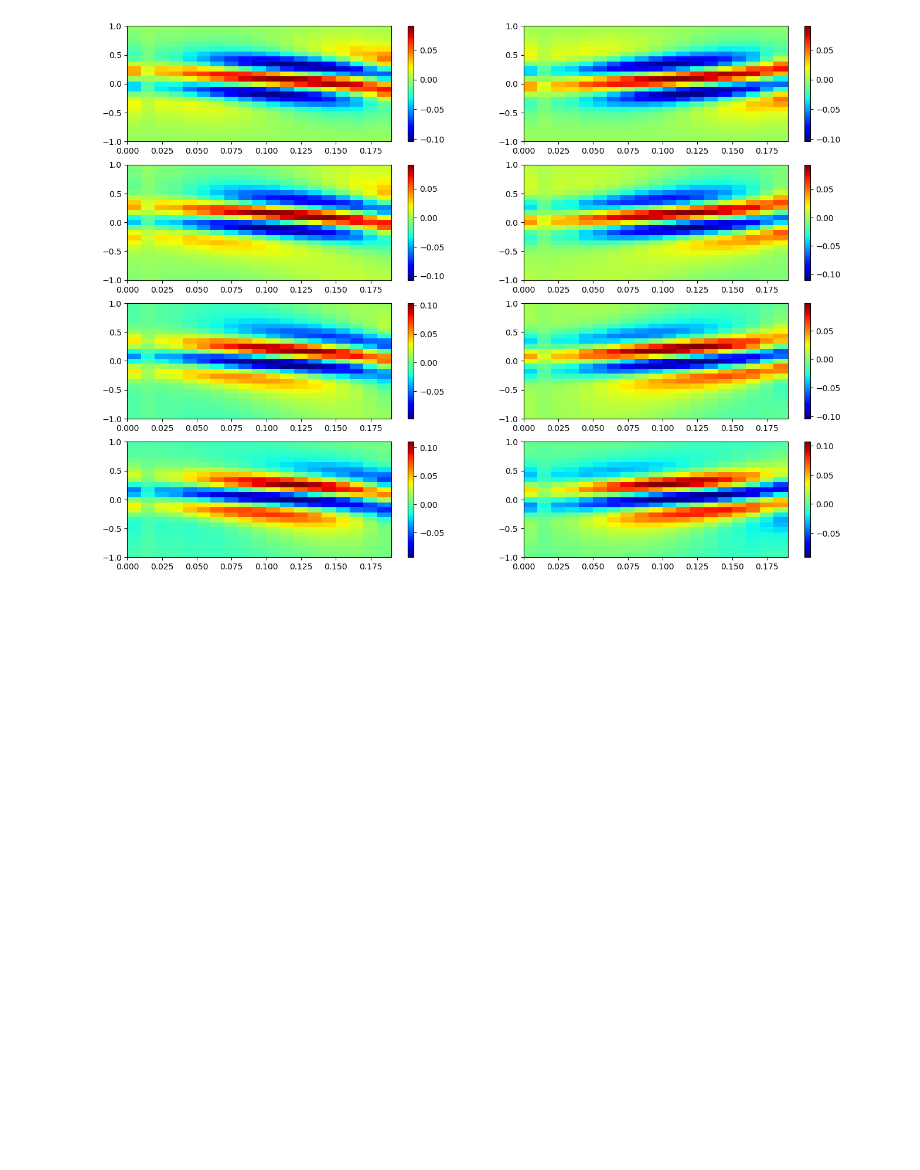
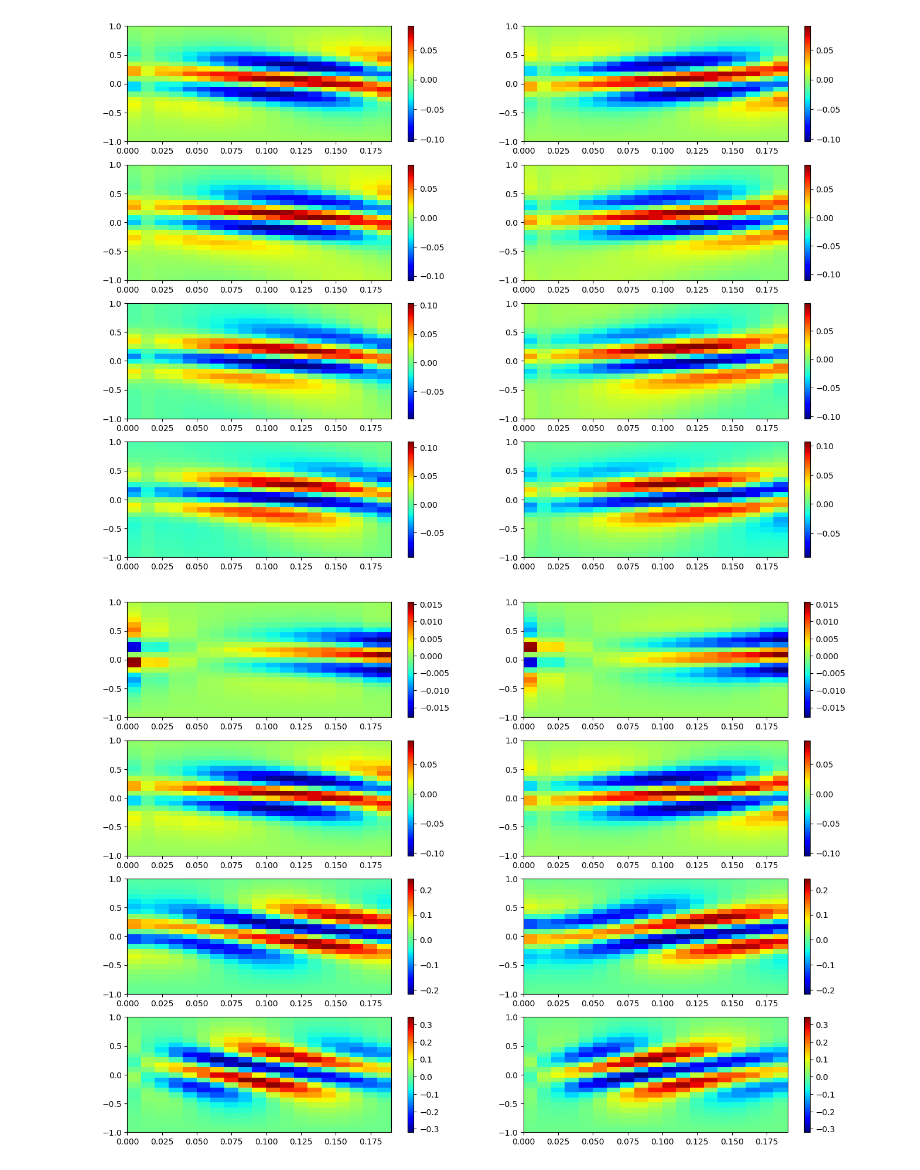
Before and after one commit to raymondxyy/pyaudlib, a Jupyter notebook: egs/dsp/Spectro-temporal Receptive Fields.ipynb, the cells around one changed output. Cells and saved outputs as stored; diff of their text form; code cells hidden in the pictures; blank space fills up the shorter version.

```diff
--- a/egs/dsp/Spectro-temporal Receptive Fields.ipynb
+++ b/egs/dsp/Spectro-temporal Receptive Fields.ipynb
@@ -38,3 +38,17 @@ for ii, phi in enumerate(phis):
             freq_axis=np.linspace(-freq_support, freq_support, num=kdn.shape[1]))
 # %% [output]
 [figure]
+# %%
+# Sweep rate
+fig = plt.figure(figsize=(16, 12), dpi= 100)
+rates = [1, 3, 5, 7]
+for ii, rate in enumerate(rates):
+    kdn, kup = strf(time_support, freq_support, frate, bins_per_octave, rate=rate, scale=1)
+    ax = fig.add_subplot(int(f'{len(rates)}2{2*ii+1}'))
+    specgram(kdn, ax, time_axis=np.arange(kdn.shape[0])*(1/frate),
+            freq_axis=np.linspace(-freq_support, freq_support, num=kdn.shape[1]))
+    ax = fig.add_subplot(int(f'{len(rates)}2{2*ii+2}'))
+    specgram(kup, ax, time_axis=np.arange(kdn.shape[0])*(1/frate),
+            freq_axis=np.linspace(-freq_support, freq_support, num=kdn.shape[1]))
+# %% [output]
+[figure, added]
```
Also changed, not shown: parts of 1 cell of this notebook, 9 other files.
